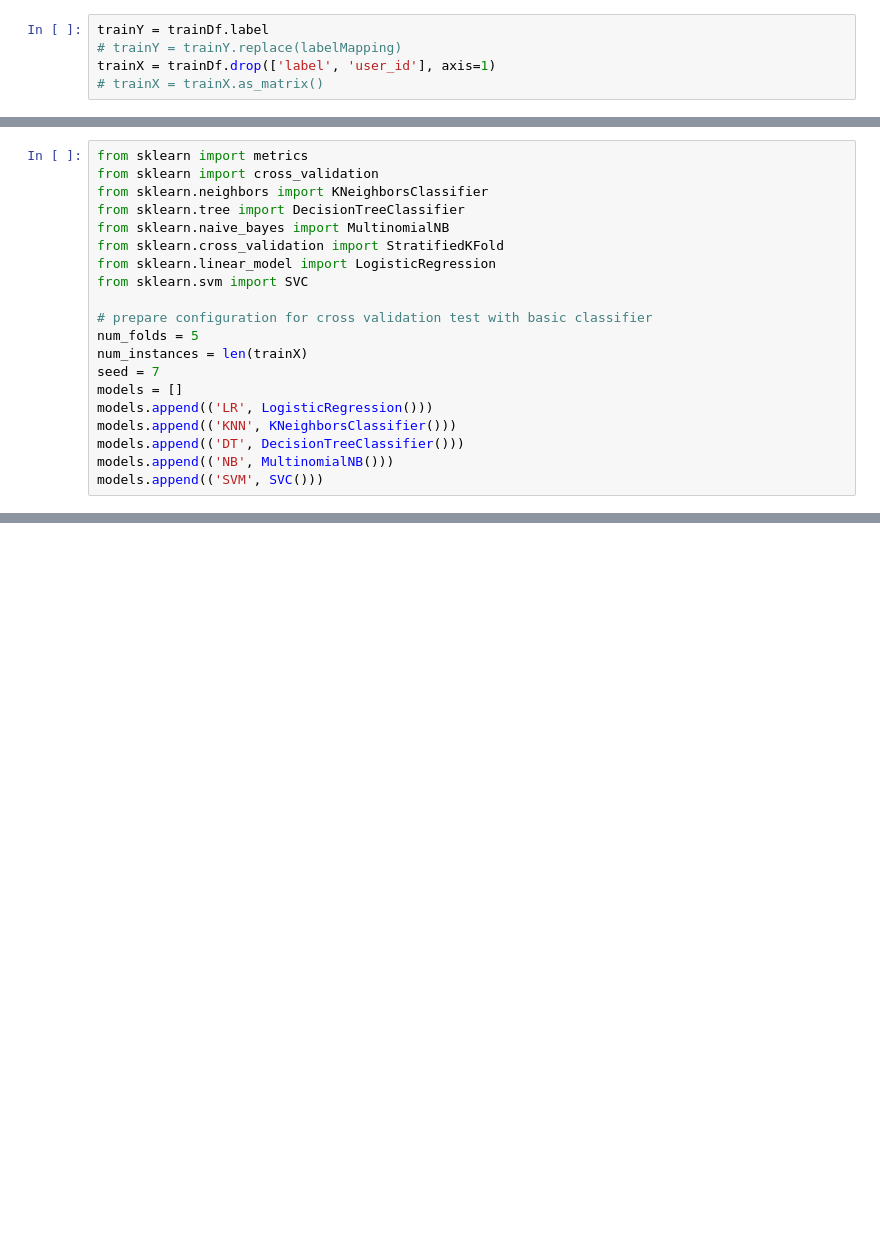
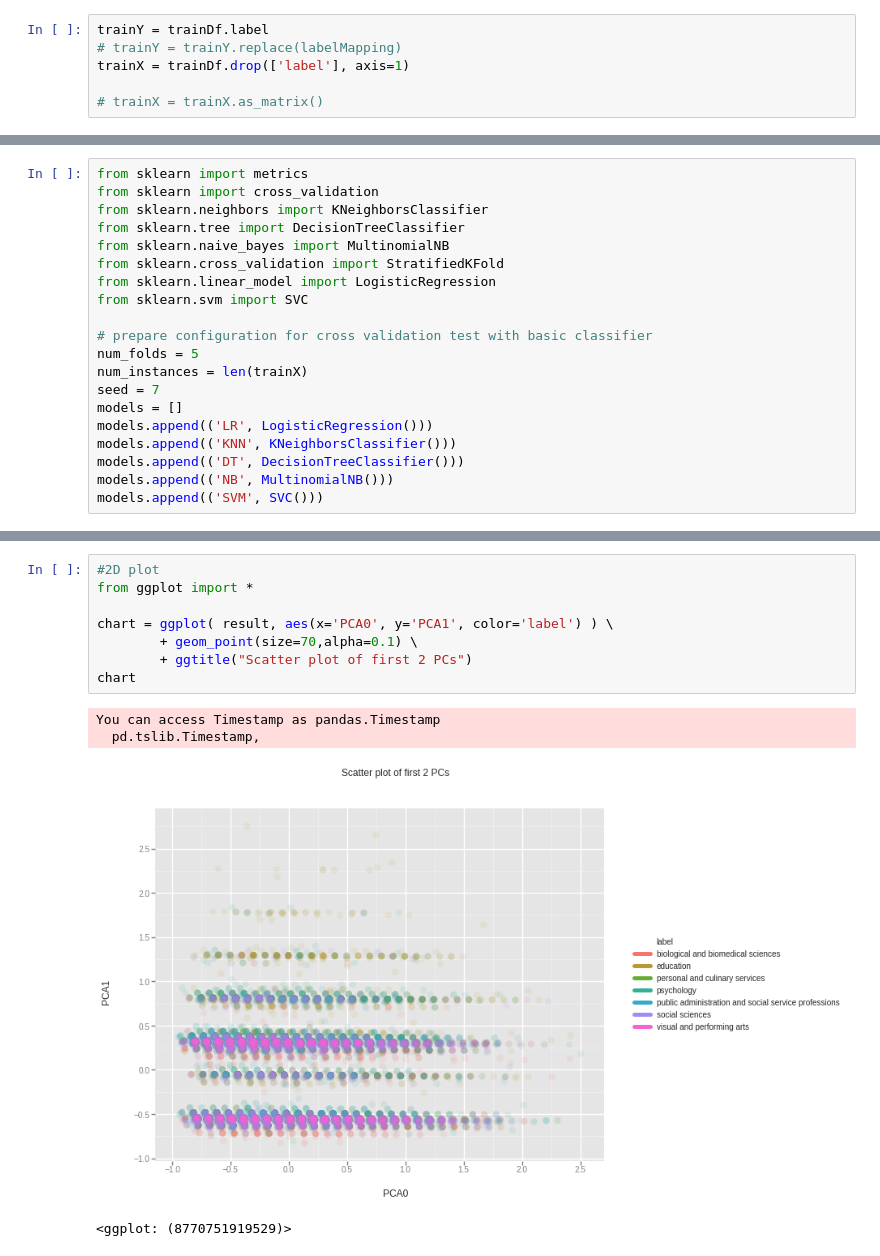
Before and after one commit to darekarsam/student-data-analysis, a Jupyter notebook: Sandbox.ipynb, the cells around one changed output, grey strips where cells are left out. Saved outputs shown, nothing was run; the diff lists cells and outputs as text; blank space fills up the shorter version.

```diff
--- a/Sandbox.ipynb
+++ b/Sandbox.ipynb
@@ -277,5 +275,6 @@ Baseline: 26.41118396261964%
 # %%
 trainY = trainDf.label
 # trainY = trainY.replace(labelMapping)
-trainX = trainDf.drop(['label', 'user_id'], axis=1)
+trainX = trainDf.drop(['label'], axis=1)
+
 # trainX = trainX.as_matrix()
@@ -371,0 +382,13 @@ plt.show()
+# %%
+#2D plot
+from ggplot import *
+
+chart = ggplot( result, aes(x='PCA0', y='PCA1', color='label') ) \
+        + geom_point(size=70,alpha=0.1) \
+        + ggtitle("Scatter plot of first 2 PCs")
+chart
+# %% [output]
+You can access Timestamp as pandas.Timestamp
+  pd.tslib.Timestamp,
+[figure, added]
+<ggplot: (8770751919529)>
```
Also changed, not shown: parts of 26 cells of this notebook.
